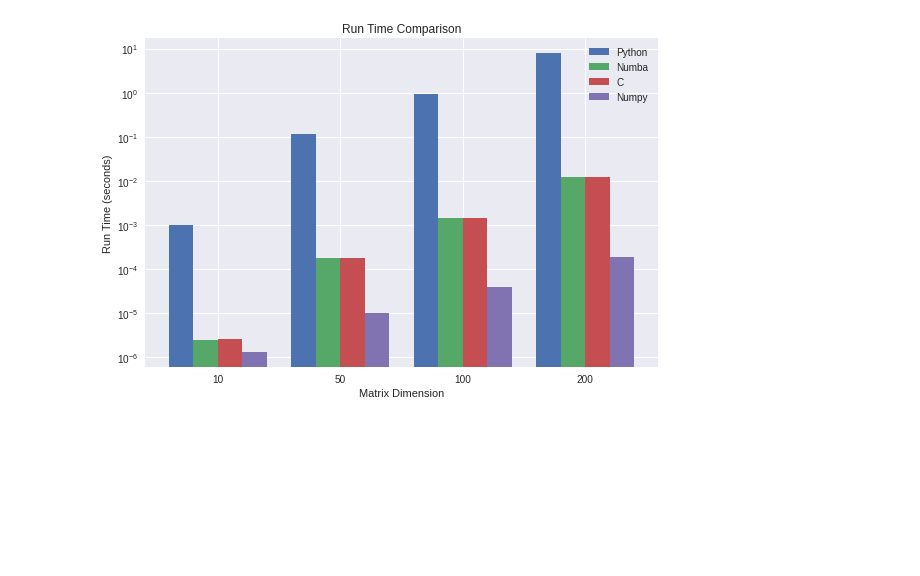
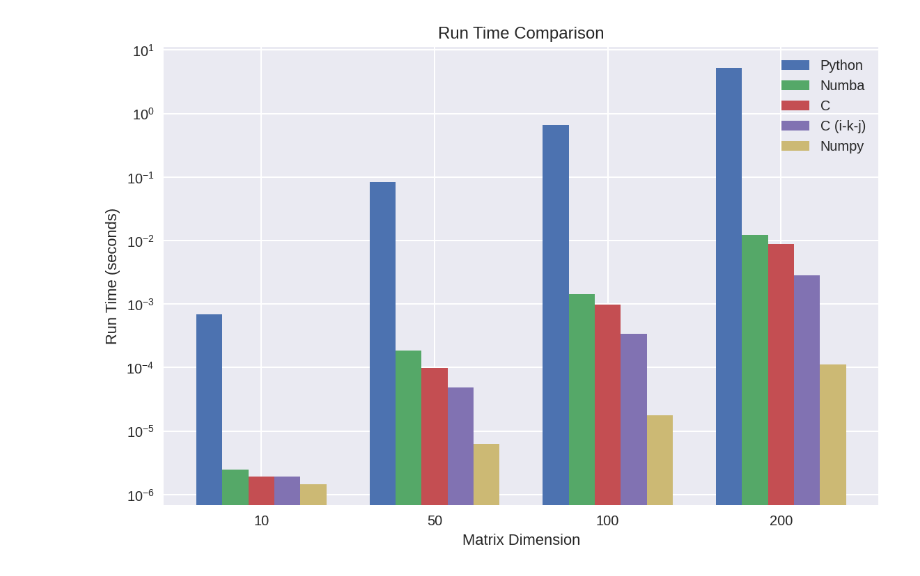
Before and after one commit to AlexMGitHub/PyCEM, a Jupyter notebook: src/Jupyter/Benchmarking_FFL.ipynb, the cells around one changed output. Cells and saved outputs as stored; diff of their text form; code cells hidden in the pictures; blank space fills up the shorter version.

Commit message:
Added matrix multiplication function with swapped FOR loops

```diff
--- a/src/Jupyter/Benchmarking_FFL.ipynb
+++ b/src/Jupyter/Benchmarking_FFL.ipynb
@@ -12,13 +14,22 @@ from numba import njit
 import numpy as np
 
 c_lib = ctypes.CDLL("../C/lib/libbenchmarking.so") # Location of C shared library
+
+# C function implemented with i-j-k loop order.
 mat_mult = c_lib.mat_mult
-
 mat_mult.argtypes = [ctypes.c_int, ctypes.c_int, ctypes.c_int,
                   ctypes.POINTER(ctypes.c_double),
                   ctypes.POINTER(ctypes.c_double),
                   ctypes.POINTER(ctypes.c_double)]
 mat_mult.restype = None  # C function returns void
+
+# C function implemented with i-k-j loop order.
+mat_mult_ikj = c_lib.mat_mult_ikj
+mat_mult_ikj.argtypes = [ctypes.c_int, ctypes.c_int, ctypes.c_int,
+                  ctypes.POINTER(ctypes.c_double),
+                  ctypes.POINTER(ctypes.c_double),
+                  ctypes.POINTER(ctypes.c_double)]
+mat_mult_ikj.restype = None  # C function returns void
 # %%
 def create_mats(out1, inner, out2, rng):
     """Return 2D Numpy arrays with C double datatype as well as pointers to the arrays."""
@@ -35,6 +46,13 @@ def create_mats(out1, inner, out2, rng):
 def c_mat_mult(out1, inner, out2, mat1_ptr, mat2_ptr, mat3_ptr):
     """Naive matrix multiplication implementation using a C extension."""
     mat_mult(out1, out2, inner, mat1_ptr, mat2_ptr, mat3_ptr)
+
+def c_mat_mult_ikj(out1, inner, out2, mat1_ptr, mat2_ptr, mat3_ptr):
+    """Naive matrix multiplication implementation using a C extension.
+
+    FOR loops re-ordered to reduce cache misses (i-k-j order).
+    """
+    mat_mult_ikj(out1, out2, inner, mat1_ptr, mat2_ptr, mat3_ptr)
 
 def np_mat_mult(mat1, mat2):
     """Matrix multiplication implemented using Numpy."""
@@ -85,20 +103,28 @@ mat1, mat2, mat3, mat1_ptr, mat2_ptr, mat3_ptr = generate_matrices(mat_dim)
 numpy_result = np_mat_mult(mat1, mat2)
 
 mat1, mat2, mat3, mat1_ptr, mat2_ptr, mat3_ptr = generate_matrices(mat_dim)
-numba_result = numba_mat_mult(out1, inner, out2, mat1, mat2, mat3)
+numba_result = numba_mat_mult(out1, inner, out2, mat1, mat2, mat3) # JIT compiler will compile code on first call to function
 
 mat1, mat2, mat3, mat1_ptr, mat2_ptr, mat3_ptr = generate_matrices(mat_dim)
 c_mat_mult(out1, inner, out2, mat1_ptr, mat2_ptr, mat3_ptr)
 c_result = mat3
 
+mat1, mat2, mat3, mat1_ptr, mat2_ptr, mat3_ptr = generate_matrices(mat_dim)
+c_mat_mult_ikj(out1, inner, out2, mat1_ptr, mat2_ptr, mat3_ptr)
+c_result_ikj = mat3
+
+# Compare results; should be approximately equal within some tolerance
 np.testing.assert_allclose(python_result, numpy_result, rtol=0, atol=1e-10)
 np.testing.assert_allclose(python_result, numba_result, rtol=0, atol=1e-10)
 np.testing.assert_allclose(python_result, c_result, rtol=0, atol=1e-10)
+np.testing.assert_allclose(python_result, c_result_ikj, rtol=0, atol=1e-10)
 # %%
+# Use timeit to compare the approaches
 python_times = []
 numpy_times = []
 numba_times = []
 c_times = []
+c_times_ikj = []
 mat_dims = np.array([10, 50, 100, 200])
 
 for mat_dim in mat_dims:
@@ -109,6 +135,8 @@ for mat_dim in mat_dims:
     numpy_times.append(run_time)
     run_time = %timeit -o numba_mat_mult(mat_dim, mat_dim, mat_dim, mat1, mat2, mat3)
     numba_times.append(run_time)
-    run_time = %timeit -o numba_mat_mult(mat_dim, mat_dim, mat_dim, mat1, mat2, mat3)
+    run_time = %timeit -o c_mat_mult(mat_dim, mat_dim, mat_dim, mat1_ptr, mat2_ptr, mat3_ptr)
     c_times.append(run_time)
+    run_time = %timeit -o c_mat_mult_ikj(mat_dim, mat_dim, mat_dim, mat1_ptr, mat2_ptr, mat3_ptr)
+    c_times_ikj.append(run_time)
 # %% [output]
@@ -131,28 +163,29 @@ for mat_dim in mat_dims:
 # %%
 import matplotlib.pyplot as plt
 plt.style.use('seaborn')
 
 # Build the plot
-bar_width = 0.2
+bar_width = 0.15
 x_spacing = np.arange(len(mat_dims))
-fig, ax = plt.subplots()
-ax.bar(x_spacing - bar_width*1.5, [x.average for x in python_times], bar_width, label="Python")
-ax.bar(x_spacing - bar_width*.5, [x.average for x in numba_times], bar_width, label="Numba")
-ax.bar(x_spacing + bar_width*.5, [x.average for x in c_times], bar_width, label="C")
-ax.bar(x_spacing + bar_width*1.5, [x.average for x in numpy_times], bar_width, label="Numpy")
+fig, ax = plt.subplots(dpi=72*2)
+ax.bar(x_spacing - bar_width*2.0, [x.average for x in python_times], bar_width, label="Python")
+ax.bar(x_spacing - bar_width*1.0, [x.average for x in numba_times], bar_width, label="Numba")
+ax.bar(x_spacing + bar_width*0.0, [x.average for x in c_times], bar_width, label="C")
+ax.bar(x_spacing + bar_width*1.0, [x.average for x in c_times_ikj], bar_width, label="C (i-k-j)")
+ax.bar(x_spacing + bar_width*2.0, [x.average for x in numpy_times], bar_width, label="Numpy")
 
 # Configure plot
 ax.set_xlabel('Matrix Dimension')
 ax.set_xticks(x_spacing)
 ax.set_xticklabels(mat_dims)
 ax.set_ylabel('Run Time (seconds)')
 ax.set_yscale('log')
 ax.set_title('Run Time Comparison')
 plt.tight_layout()
 plt.legend()
 plt.show()
 # %% [output]
-[figure, old version]
+[figure, new version]
 # %% [markdown]
 ## Discussion
 
```
Also changed, not shown: parts of 3 cells of this notebook, 3 other files.
